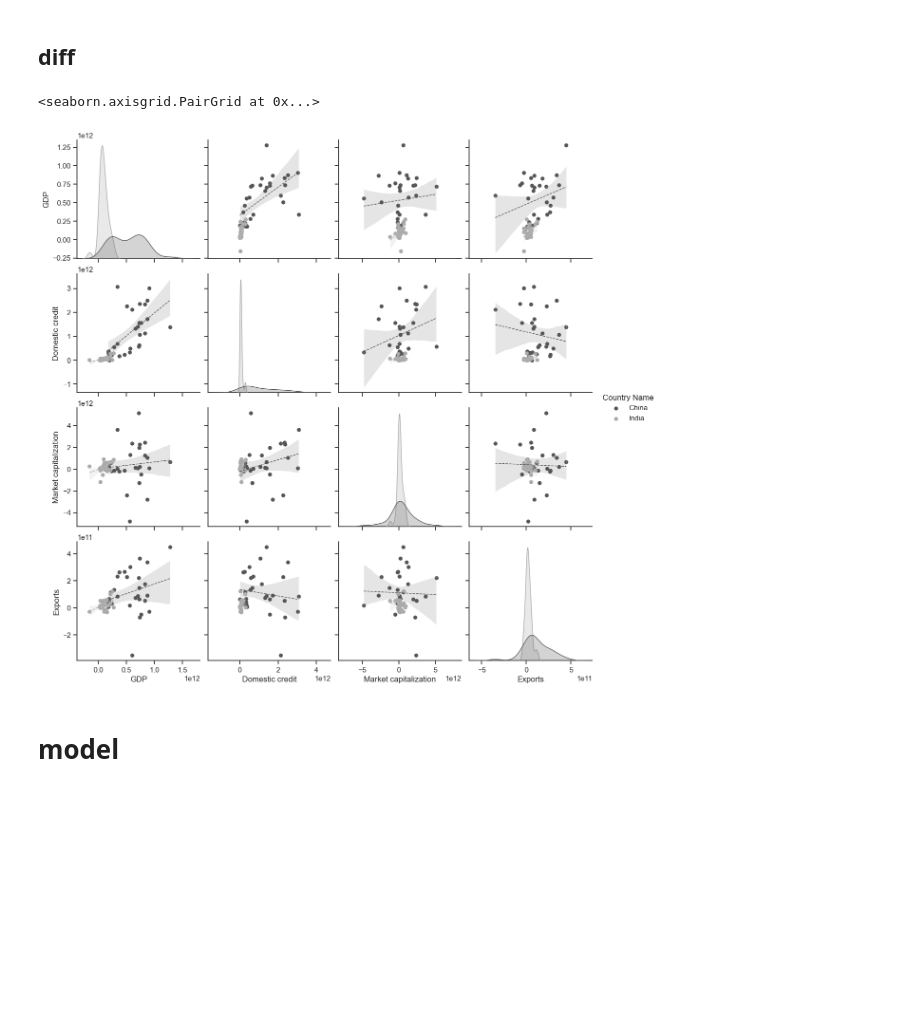
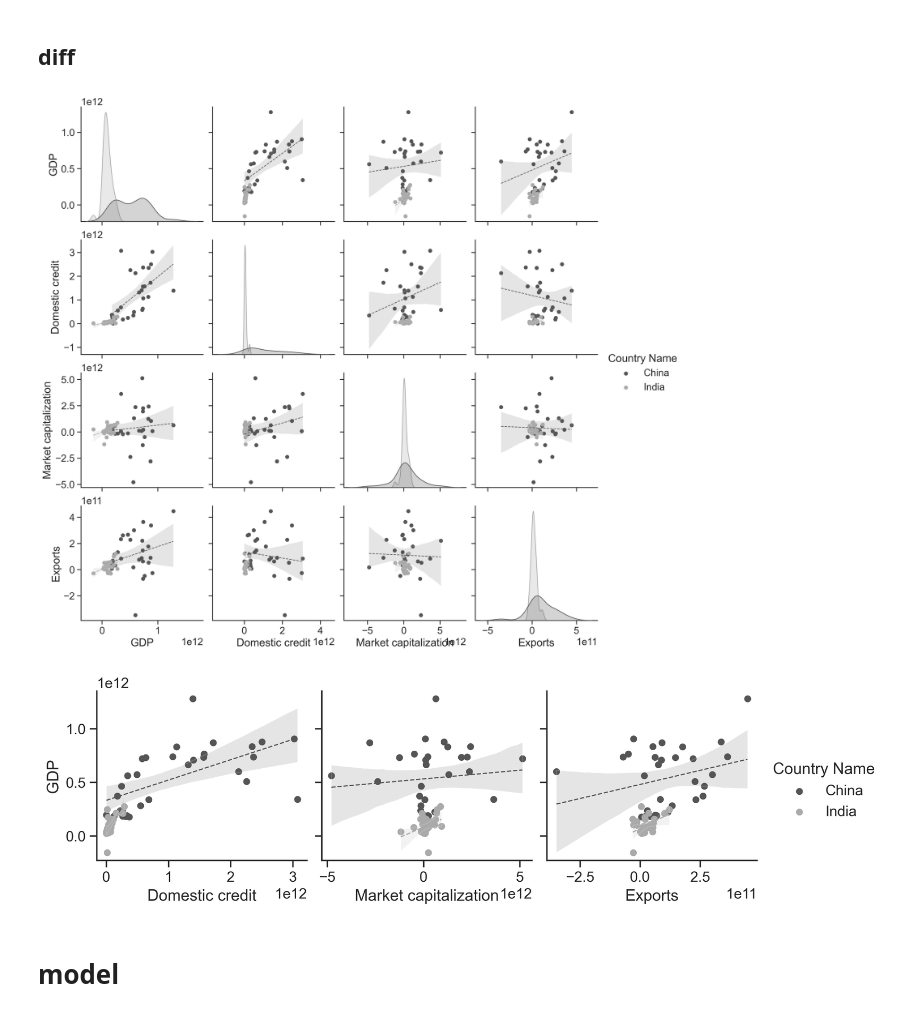
Before and after one commit to BDKlyukin/conferences, a Jupyter notebook: 2026.04.21/2_panel_regressionm.ipynb, the cells around one changed output. Drawn from its saved outputs; the diff is of its cells as text; code cells hidden in the pictures; blank space fills up the shorter version.

```diff
--- a/2026.04.21/2_panel_regressionm.ipynb
+++ b/2026.04.21/2_panel_regressionm.ipynb
@@ -219,33 +234,70 @@ data_test_df.to_excel(r'explore_data\_WDI_diff.xlsx', index=False)
 #     axes[2].legend()
 
 # plt.show()
+# %%
+sns.set_theme(style="ticks", font_scale=1.35, rc={'figure.figsize': (10, 6), 'figure.dpi': 300})
+
+sns.pairplot(
+    data_test_df.reset_index()[['Country Name'
+                                , 'GDP'
+                                , 'Domestic credit'
+                                , 'Market capitalization'
+                                , 'Exports'
+                               ]]
+
+    , hue = 'Country Name'
+
+    , palette = sns.color_palette('gray', len(data_test_df.index.get_level_values(0).unique()))
+    , kind='reg'
+    , diag_kind = 'kde'
+    , height=3
+    , plot_kws={'line_kws': {'linestyle': '--'
+                             , 'linewidth': 1
+                            }
+                , 'scatter_kws': {'s': 25
+                                  , 'alpha': 1}
+               }
+    , dropna=True
+)
+
+plt.savefig(r'explore_data\anual_abs_growth.png')
+plt.show()
+# %% [output]
+[figure, added]
 # %%
-# sns.set_theme(style="ticks", font_scale=1)
+sns.set_theme(style="ticks", font_scale=1.15, rc={'figure.figsize': (10, 6), 'figure.dpi': 300})
 
 sns.pairplot(
-    data_test_df.reset_index()[['GDP'
-                                , 'Country Name'
+    data_test_df.reset_index()[['Country Name'
+                                , 'GDP'
                                 , 'Domestic credit'
                                 , 'Market capitalization'
                                 , 'Exports'
                                ]]
 
     , hue = 'Country Name'
+    , y_vars = ['GDP']
+    , x_vars = ['Domestic credit'
+                , 'Market capitalization'
+                , 'Exports']
+
     , palette = sns.color_palette('gray', len(data_test_df.index.get_level_values(0).unique()))
     , kind='reg'
     , diag_kind = 'kde'
     , height=3
     , plot_kws={'line_kws': {'linestyle': '--'
                              , 'linewidth': 1
                             }
                 , 'scatter_kws': {'s': 25
                                   , 'alpha': 1}
                }
     , dropna=True
 )
+
+plt.savefig(r'explore_data\anual_abs_growth_comparisons.png')
+plt.show()
 # %% [output]
-<seaborn.axisgrid.PairGrid at 0x...>
-[figure, old version]
+[figure, new version]
 # %% [markdown]
 # model
 # %%
```
Also changed, not shown: parts of 38 cells of this notebook, 6 other files.
